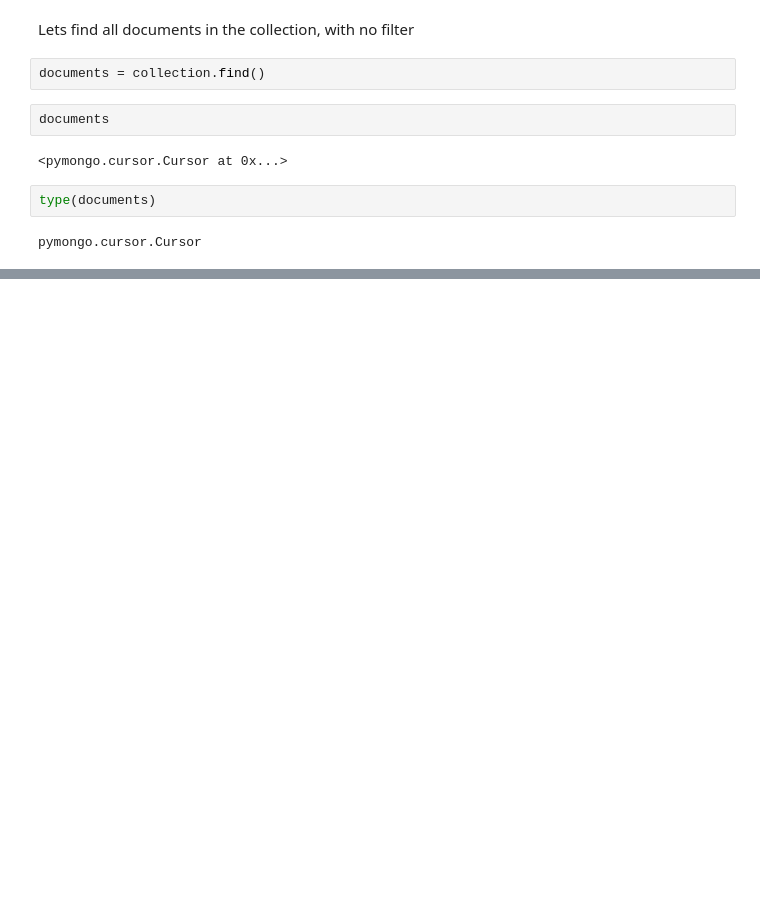
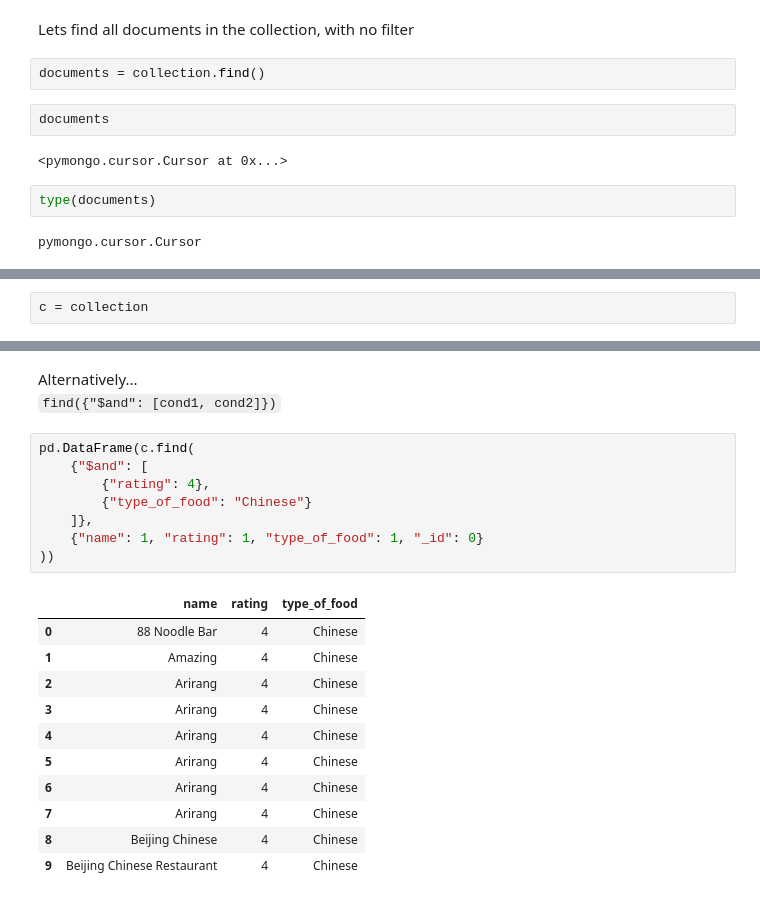
Before and after one commit to sheriffff/teaching-ironhack-data-madrid-2020, a Jupyter notebook: week_04/01-mongodb.ipynb, the cells around one changed output, grey strips where cells are left out. Drawn from its saved outputs; the diff is of its cells as text; blank space fills up the shorter version.

```diff
--- a/week_04/01-mongodb.ipynb
+++ b/week_04/01-mongodb.ipynb
@@ -174,0 +324,2 @@ delete_one
+# %%
+c = collection
@@ -174,0 +451,23 @@ delete_one
+# %% [markdown]
+Alternatively...
+`find({"$and": [cond1, cond2]})`
+# %%
+pd.DataFrame(c.find(
+    {"$and": [
+        {"rating": 4},
+        {"type_of_food": "Chinese"}
+    ]},
+    {"name": 1, "rating": 1, "type_of_food": 1, "_id": 0}
+))
+# %% [output]
+|  | name | rating | type_of_food |
+| 0 | 88 Noodle Bar | 4 | Chinese |
+| 1 | Amazing | 4 | Chinese |
+| 2 | Arirang | 4 | Chinese |
+| 3 | Arirang | 4 | Chinese |
+| 4 | Arirang | 4 | Chinese |
+| 5 | Arirang | 4 | Chinese |
+| 6 | Arirang | 4 | Chinese |
+| 7 | Arirang | 4 | Chinese |
+| 8 | Beijing Chinese | 4 | Chinese |
+| 9 | Beijing Chinese Restaurant | 4 | Chinese |
```
Also changed, not shown: parts of 125 cells of this notebook, 2 other files.
